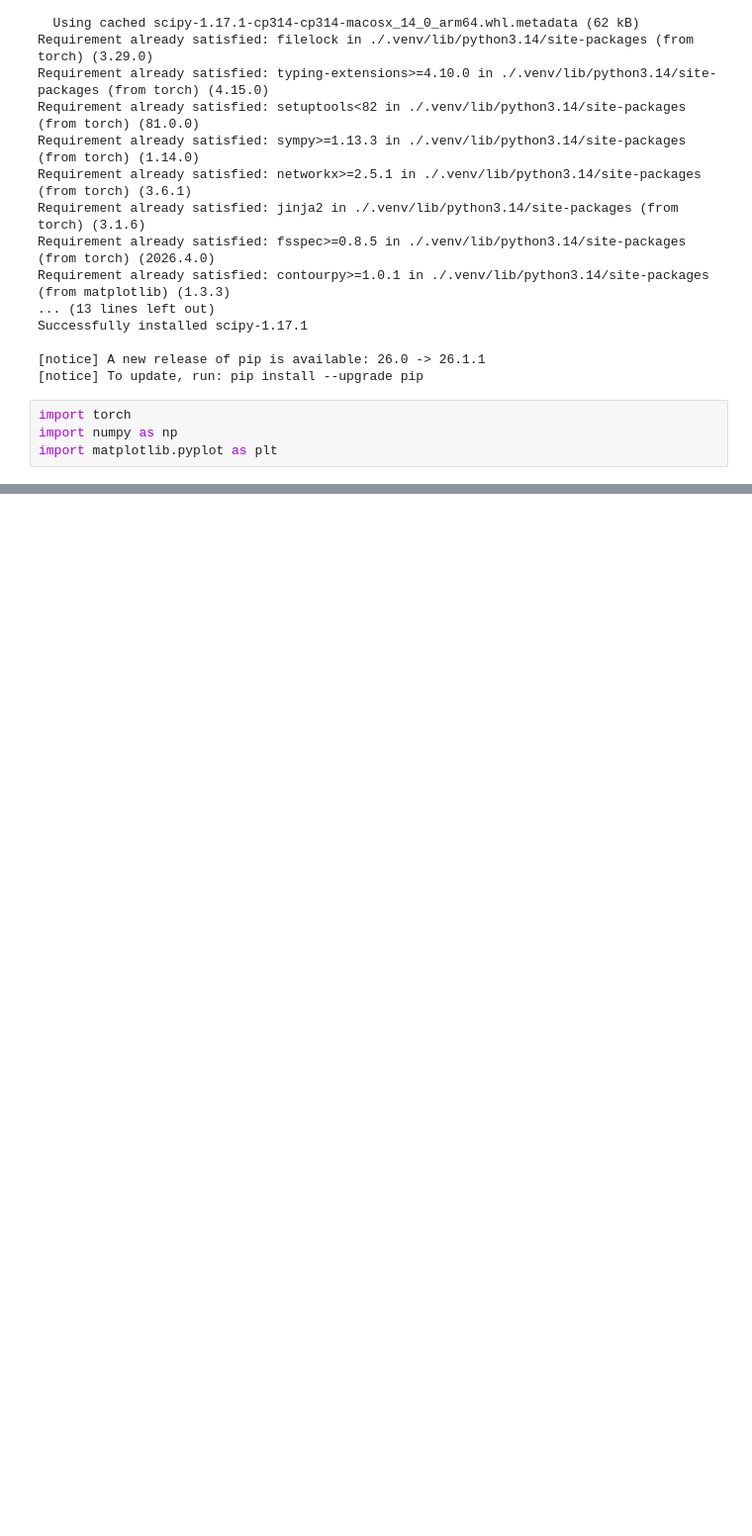
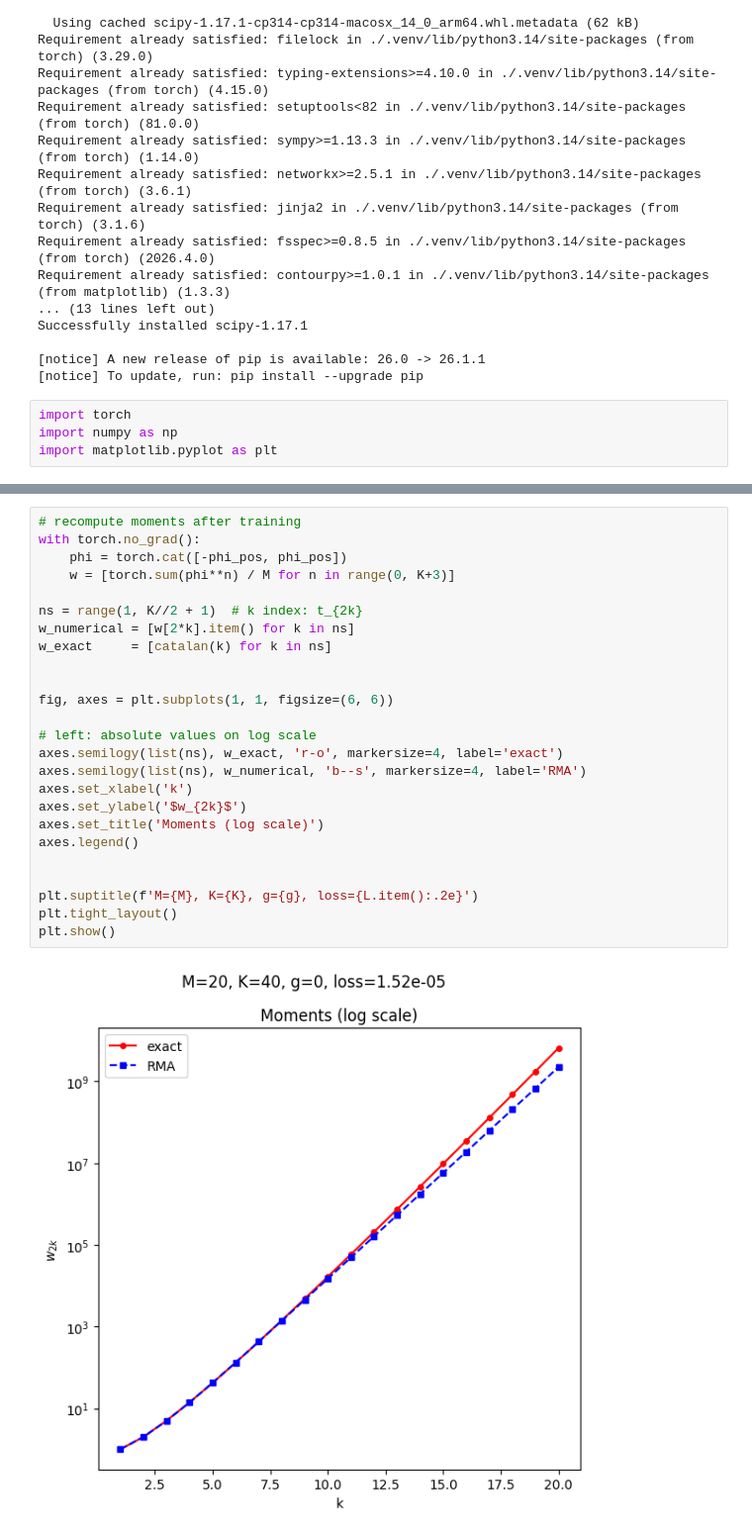
Before and after one commit to avuign/master-field-large-n-mm, a Jupyter notebook: 1-mm.ipynb, the cells around one changed output, grey strips where cells are left out. Shown at 99% size. Cells and saved outputs as stored; diff of their text form; blank space fills up the shorter version.

```diff
--- a/1-mm.ipynb
+++ b/1-mm.ipynb
@@ -107,0 +124,27 @@ semicircle area = 0.999795
+# %%
+# recompute moments after training
+with torch.no_grad():
+    phi = torch.cat([-phi_pos, phi_pos])
+    w = [torch.sum(phi**n) / M for n in range(0, K+3)]
+
+ns = range(1, K//2 + 1)  # k index: t_{2k}
+w_numerical = [w[2*k].item() for k in ns]
+w_exact     = [catalan(k) for k in ns]
+
+
+fig, axes = plt.subplots(1, 1, figsize=(6, 6))
+
+# left: absolute values on log scale
+axes.semilogy(list(ns), w_exact, 'r-o', markersize=4, label='exact')
+axes.semilogy(list(ns), w_numerical, 'b--s', markersize=4, label='RMA')
+axes.set_xlabel('k')
+axes.set_ylabel('$w_{2k}$')
+axes.set_title('Moments (log scale)')
+axes.legend()
+
+
+plt.suptitle(f'M={M}, K={K}, g={g}, loss={L.item():.2e}')
+plt.tight_layout()
+plt.show()
+# %% [output]
+[figure, added]
```
Also changed, not shown: parts of 5 cells of this notebook.
